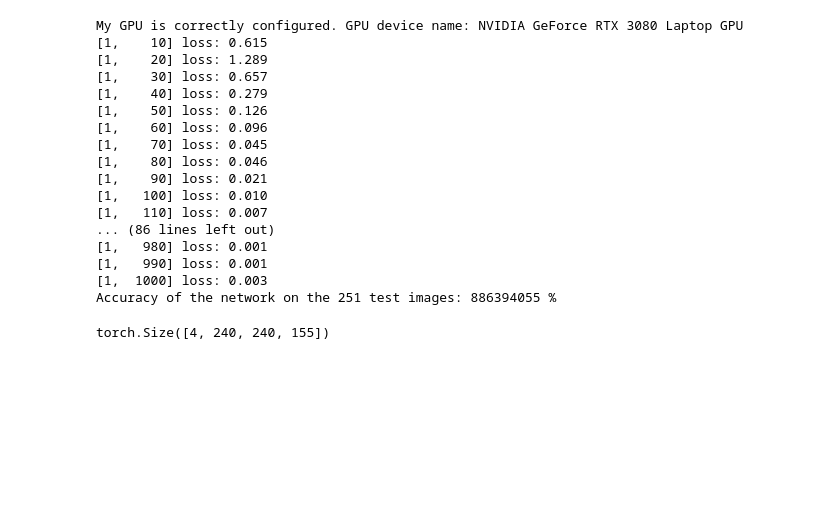
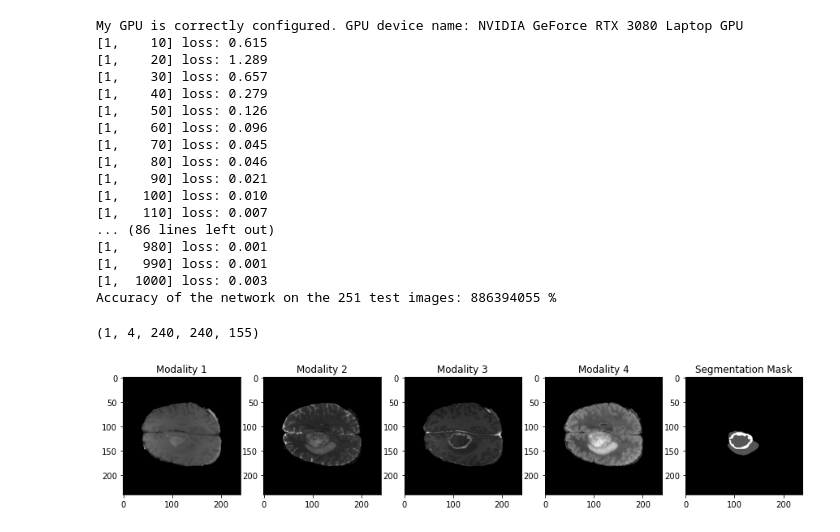
Before and after one commit to AlisherMyrgyyassov/Notebooks-Practice, a Jupyter notebook: MyModel.ipynb, the cells around one changed output. Saved outputs shown, nothing was run; the diff lists cells and outputs as text; code cells hidden in the pictures; blank space fills up the shorter version.

```diff
--- a/MyModel.ipynb
+++ b/MyModel.ipynb
@@ -685,7 +685,33 @@ My GPU is correctly configured. GPU device name: NVIDIA GeForce RTX 3080 Laptop
 [1,   990] loss: 0.001
 [1,  1000] loss: 0.003
 Accuracy of the network on the 251 test images: 886394055 %
-# %%
-scan.shape
-# %% [output]
-torch.Size([4, 240, 240, 155])
+# %%
+# Load single image
+testttt = scan.cuda()
+
+# Convert input tensor to same data type as model parameters
+testttt = testttt.type(model.parameters().__next__().dtype)
+
+# Pass input through model to get output
+with torch.no_grad():
+    output = model(testttt.unsqueeze(0))
+
+# Move output back to CPU and convert to numpy array
+output = output.cpu().numpy()
+
+# Print output shape
+print(output.shape)
+
+patient_idx = 2 # Test on random
+scan, mask = dataset[patient_idx]
+#The results
+fig, axs = plt.subplots(1, 5, figsize=(15, 5))
+for i in range(4):
+    axs[i].imshow(scan[i][:, :, 100], cmap='gray')
+    axs[i].set_title(f'Modality {i+1}')
+axs[4].imshow(mask[:, :, 100], cmap='gray')
+axs[4].set_title('Segmentation Mask')
+plt.show()
+# %% [output]
+(1, 4, 240, 240, 155)
+[figure, added]
```
